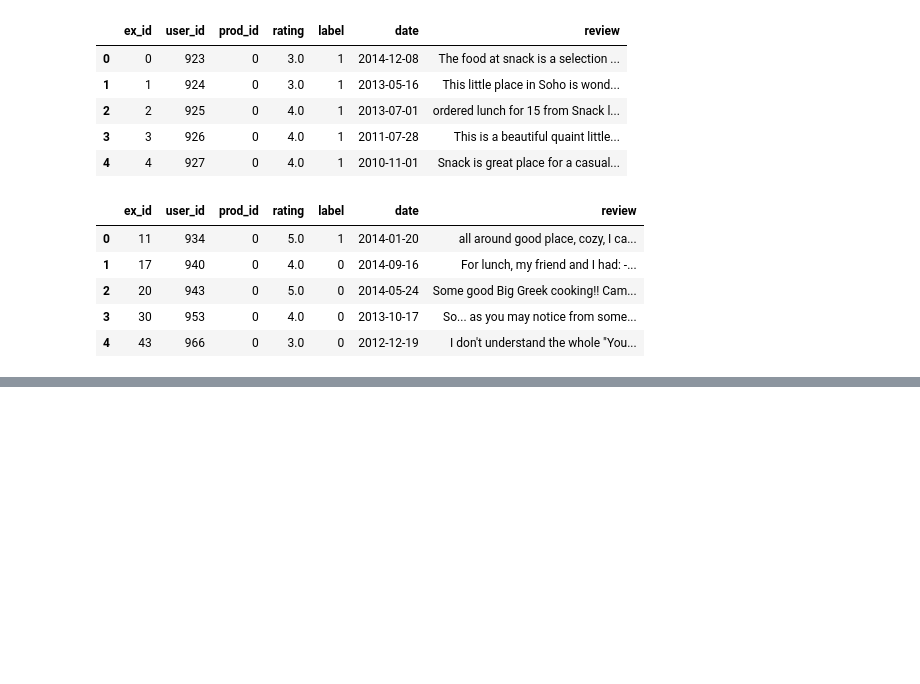
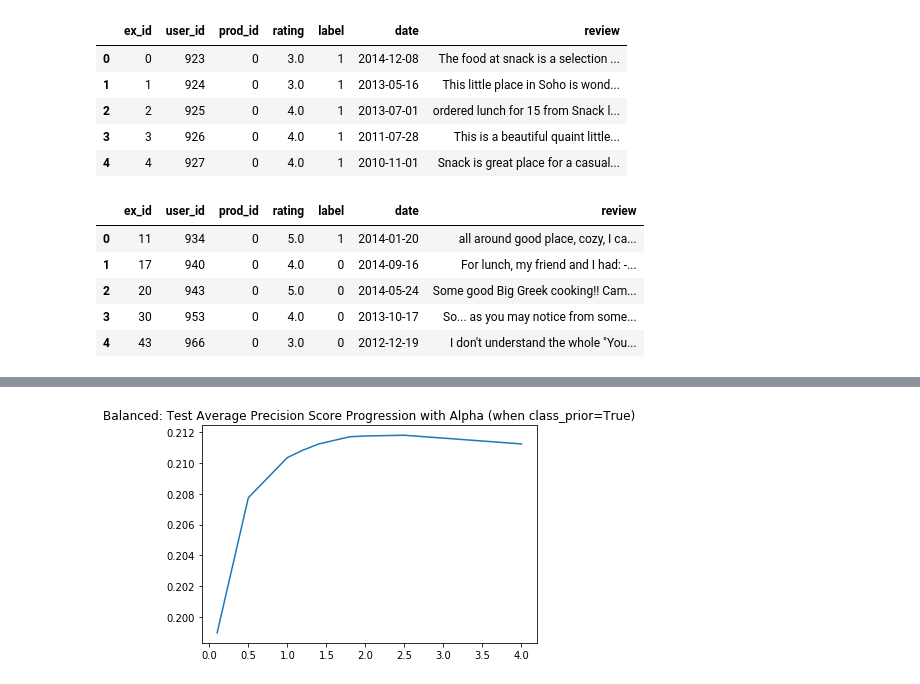
Before and after one commit to ameliachu/fake-review-detection-project, a Jupyter notebook: notebooks/ece278/02_Model_Multinomial Naive Bayes.ipynb, the cells around one changed output, grey strips where cells are left out. Saved outputs shown, nothing was run; the diff lists cells and outputs as text; code cells hidden in the pictures; blank space fills up the shorter version.

```diff
--- a/notebooks/ece278/02_Model_Multinomial Naive Bayes.ipynb
+++ b/notebooks/ece278/02_Model_Multinomial Naive Bayes.ipynb
@@ -105,0 +234,6 @@ MemoryError:
+# %%
+plt.plot(bal_results[bal_results.class_prior==True].alpha, bal_results[bal_results.class_prior==True].test_ap_score)
+plt.title("Balanced: Test Average Precision Score Progression with Alpha (when fit_prior=True)")
+plt.show()
+# %% [output]
+[figure, added]
```
Also changed, not shown: parts of 29 cells of this notebook, 4 other files.
